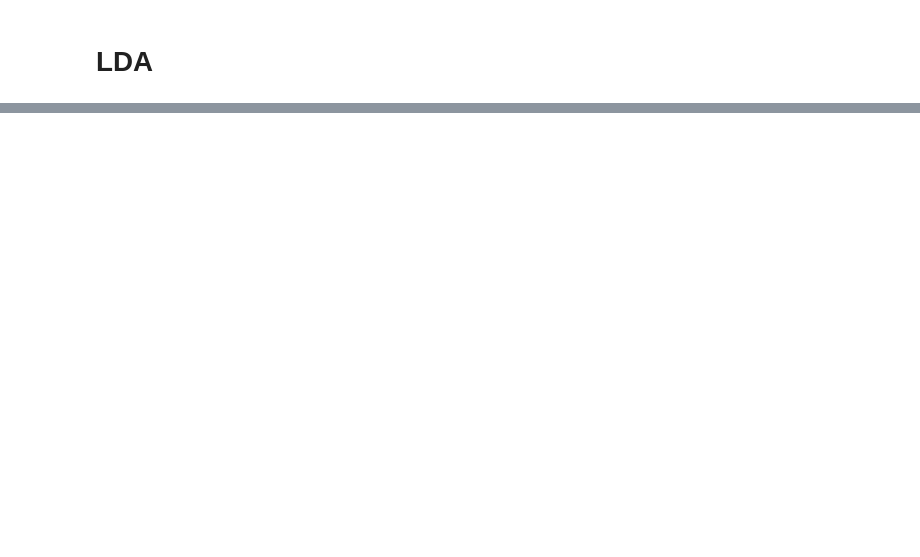
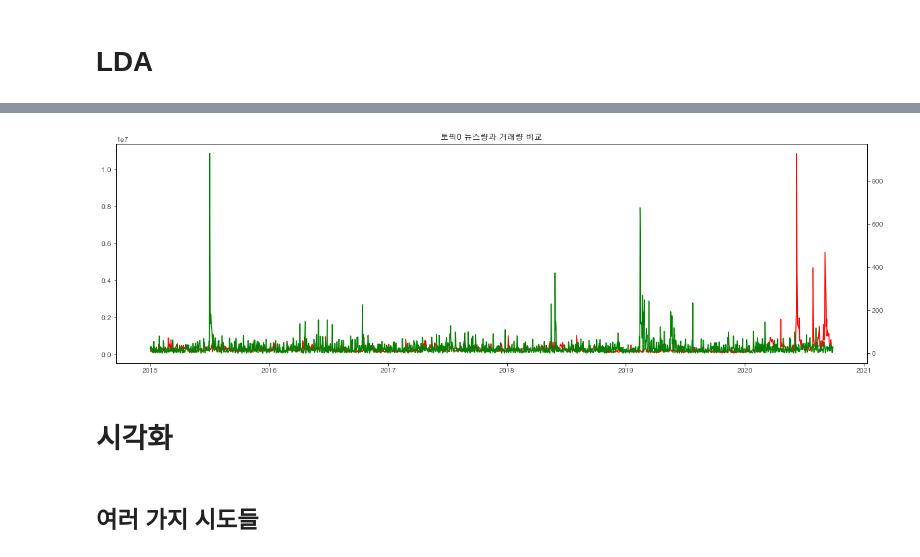
Before and after one commit to kbs333/KBS_TEFN, a Jupyter notebook: LDA.ipynb, the cells around one changed output, grey strips where cells are left out. Saved outputs shown, nothing was run; the diff lists cells and outputs as text; code cells hidden in the pictures; blank space fills up the shorter version.

```diff
--- a/LDA.ipynb
+++ b/LDA.ipynb
@@ -269,0 +371,3 @@ ldamallet.print_topics(100)
+# %%
+topic_count = Date_count_grpd.loc['2015-01-01':'2020-09-28']['Topic_Count']
+topic_count
@@ -269,0 +388,6 @@ ldamallet.print_topics(100)
+# %%
+import pandas as pd
+
+trading_volume_df = pd.read_csv("trading_volume.csv", index_col = "날짜", parse_dates=True)
+trading_volume_df = trading_volume_df.sort_index() # 정렬 sort_values()
+trading_volume_df
@@ -269,0 +409,3 @@ ldamallet.print_topics(100)
+# %%
+trade_date = trading_volume_df.loc['2015-01-01':'2020-09-28'].index
+trade_date
@@ -269,0 +421,3 @@ ldamallet.print_topics(100)
+# %%
+stock = trading_volume_df.loc['2015-01-01':'2020-09-28']['거래량']
+stock
@@ -269,0 +438,15 @@ ldamallet.print_topics(100)
+# %%
+import pandas as pd
+import matplotlib.pyplot as plt
+
+fig, ax0 = plt.subplots(figsize=(20,6))
+ax1 = ax0.twinx()
+
+ax0.plot_date(trade_date, stock, '-', color='r')
+ax1.plot_date(news_date, topic_count, '-', color='g')
+plt.title('토픽{} 뉴스량과 거래량 비교'.format(0))
+plt.show()
+# %% [output]
+[figure, added]
+# %% [markdown]
+# 시각화
@@ -269,0 +462,2 @@ ldamallet.print_topics(100)
+# %% [markdown]
+## 여러 가지 시도들
```
Also changed, not shown: parts of 45 cells of this notebook.
